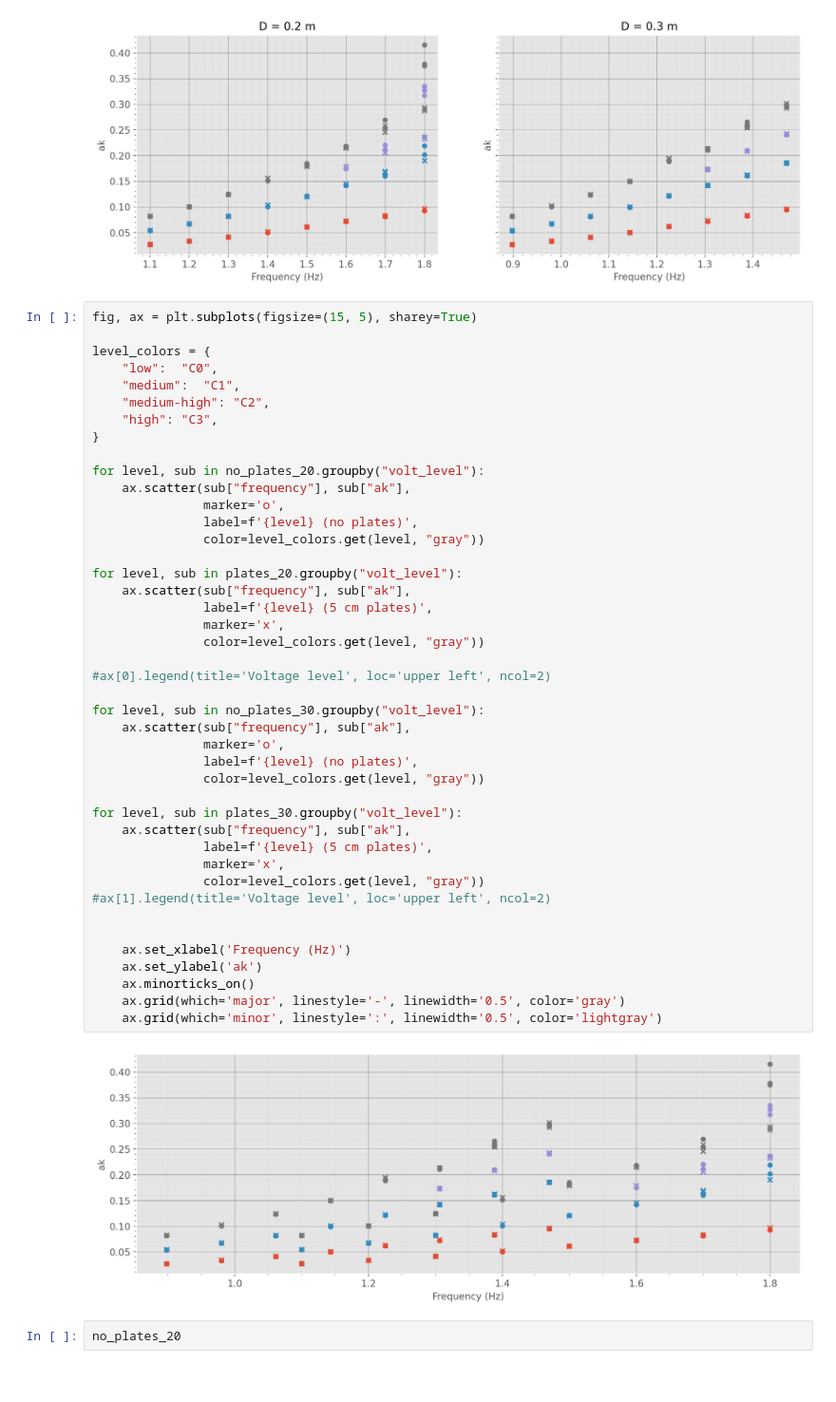
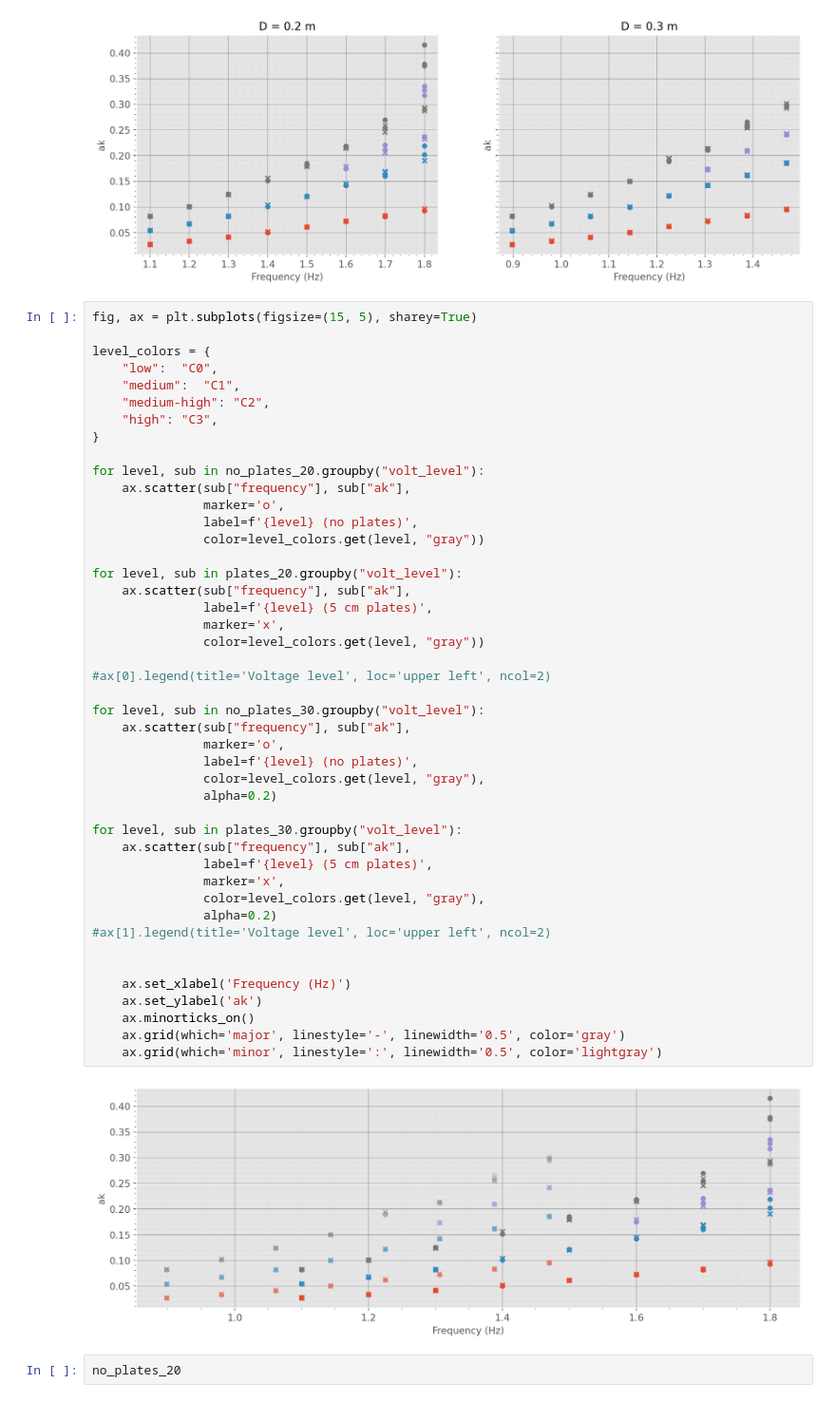
Before and after one commit to kjes4pres/Master_code, a Jupyter notebook: Lab/Probe_analysis/ak_scaling.ipynb, the cells around one changed output. Shown at 95% size. Cells and saved outputs as stored; diff of their text form.

```diff
--- a/Lab/Probe_analysis/ak_scaling.ipynb
+++ b/Lab/Probe_analysis/ak_scaling.ipynb
@@ -473,36 +476,38 @@ for level, sub in no_plates_20.groupby("volt_level"):
                marker='o',
                label=f'{level} (no plates)',
                color=level_colors.get(level, "gray"))
 
 for level, sub in plates_20.groupby("volt_level"):
     ax.scatter(sub["frequency"], sub["ak"],
                label=f'{level} (5 cm plates)',
                marker='x',
                color=level_colors.get(level, "gray"))
 
 #ax[0].legend(title='Voltage level', loc='upper left', ncol=2)
 
 for level, sub in no_plates_30.groupby("volt_level"):
     ax.scatter(sub["frequency"], sub["ak"],
                marker='o',
                label=f'{level} (no plates)',
-               color=level_colors.get(level, "gray"))
+               color=level_colors.get(level, "gray"),
+               alpha=0.2)
 
 for level, sub in plates_30.groupby("volt_level"):
     ax.scatter(sub["frequency"], sub["ak"],
                label=f'{level} (5 cm plates)',
                marker='x',
-               color=level_colors.get(level, "gray"))
+               color=level_colors.get(level, "gray"),
+               alpha=0.2)
 #ax[1].legend(title='Voltage level', loc='upper left', ncol=2)
 
 
     ax.set_xlabel('Frequency (Hz)')
     ax.set_ylabel('ak')
     ax.minorticks_on()
     ax.grid(which='major', linestyle='-', linewidth='0.5', color='gray')
     ax.grid(which='minor', linestyle=':', linewidth='0.5', color='lightgray')
 # %% [output]
-[figure, old version]
+[figure, new version]
 # %%
 no_plates_20
 # %% [output]
```
Also changed, not shown: parts of 2 cells of this notebook.
